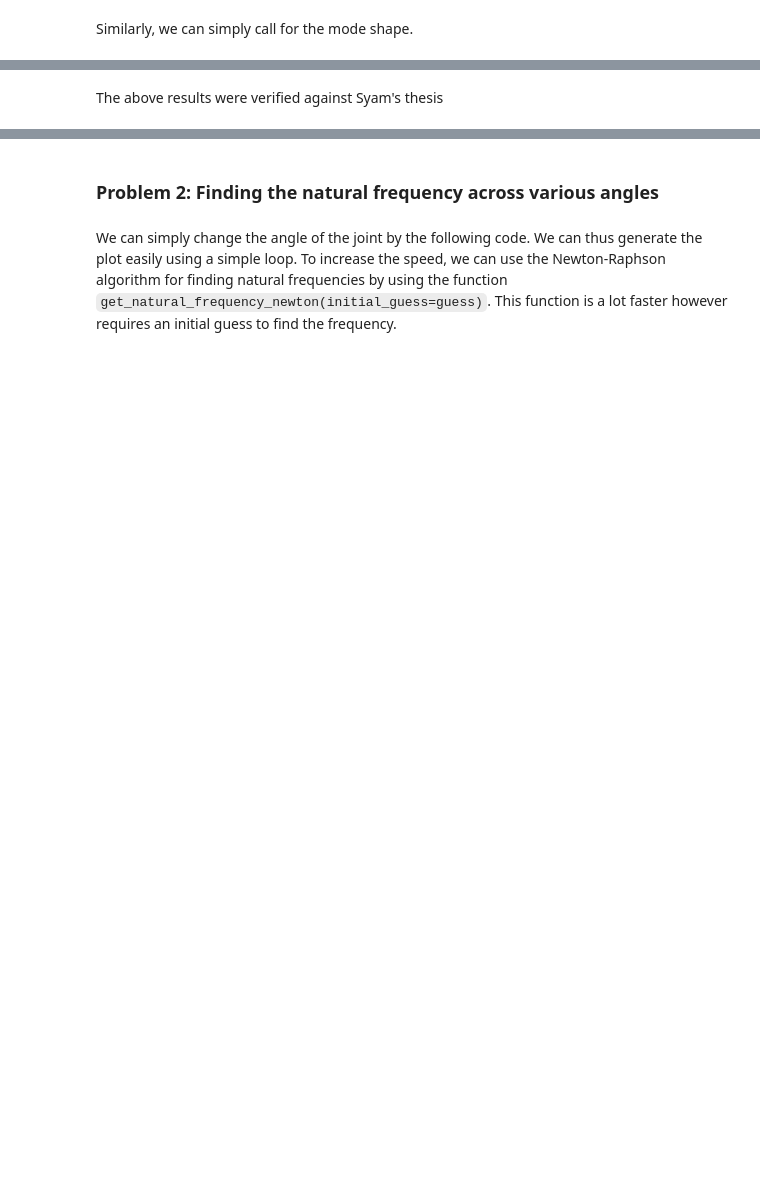
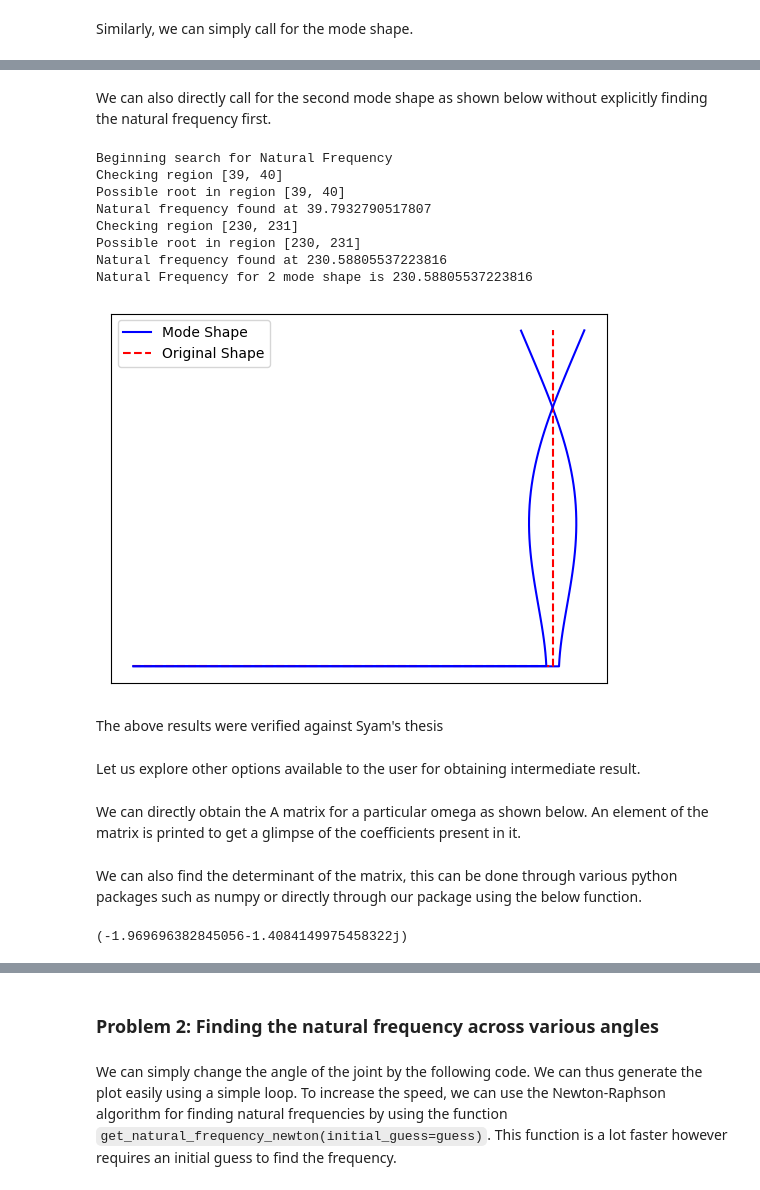
Before and after one commit to Manofmomo/AcousticAnalyser, a Jupyter notebook: src/documentation.ipynb, the cells around one changed output, grey strips where cells are left out. Cells and saved outputs as stored; diff of their text form; code cells hidden in the pictures; blank space fills up the shorter version.

```diff
--- a/src/documentation.ipynb
+++ b/src/documentation.ipynb
@@ -140,2 +140,20 @@ deformation = test_frame.get_mode_shape(natural_freq=natural_freq[0])
+# %% [markdown]
+We can also directly call for the second mode shape as shown below without explicitly finding the natural frequency first.
+# %%
+deformation = test_frame.get_mode_shape(n=2)
+# %% [output]
+Beginning search for Natural Frequency
+Checking region [39, 40]
+Possible root in region [39, 40]
+Natural frequency found at 39.7932790517807
+Checking region [230, 231]
+Possible root in region [230, 231]
+Natural frequency found at 230.58805537223816
+Natural Frequency for 2 mode shape is 230.58805537223816
+[figure, added]
 # %% [markdown]
 The above results were verified against Syam's thesis
+# %% [markdown]
+Let us explore other options available to the user for obtaining intermediate result.
+# %% [markdown]
+We can directly obtain the A matrix for a particular omega as shown below. An element of the matrix is printed to get a glimpse of the coefficients present in it.
@@ -141,0 +162,6 @@ The above results were verified against Syam's thesis
+# %% [markdown]
+We can also find the determinant of the matrix, this can be done through various python packages such as numpy or directly through our package using the below function.
+# %%
+test_frame.get_determinant(w=1)
+# %% [output]
+(-1.969696382845056-1.4084149975458322j)
```
Also changed, not shown: parts of 18 cells of this notebook, 6 other files.
